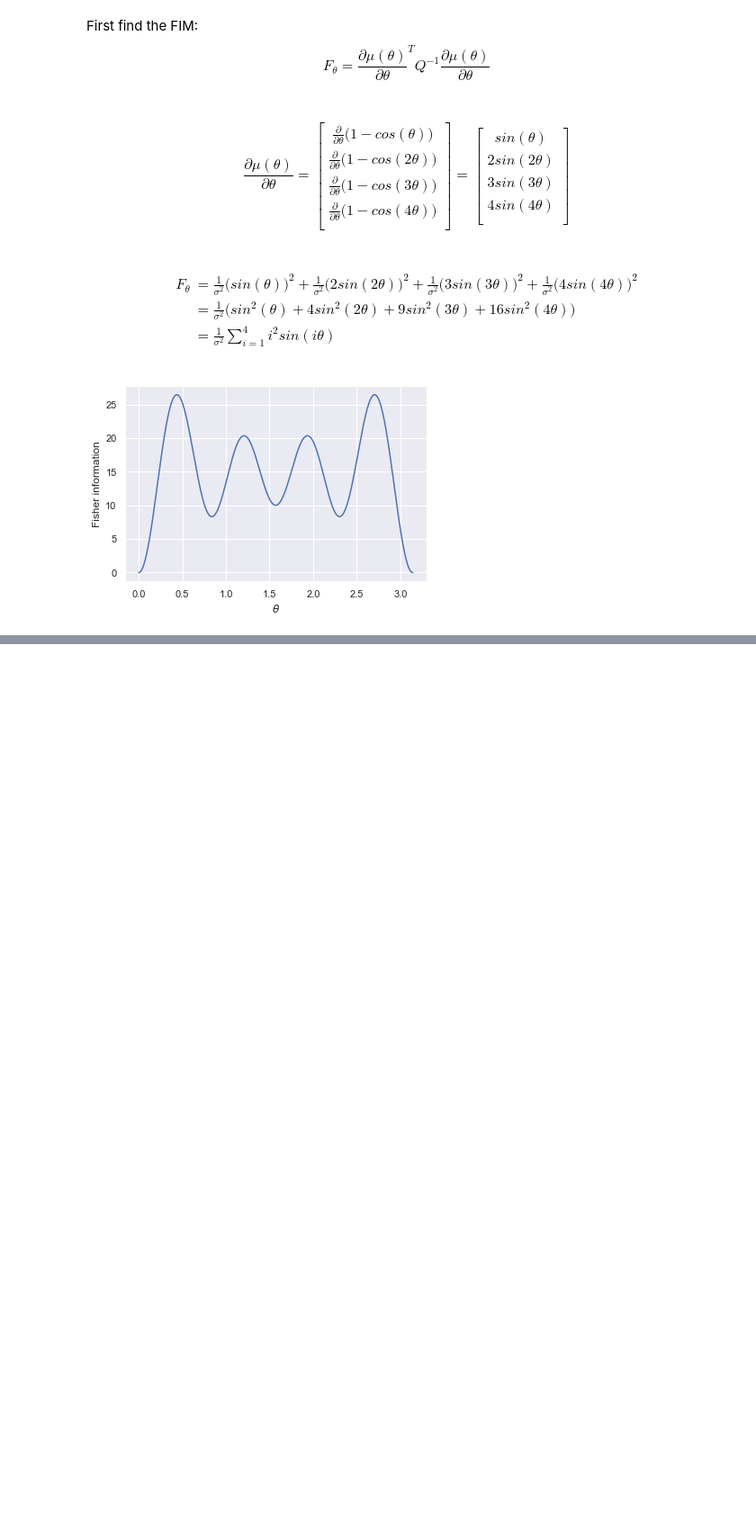
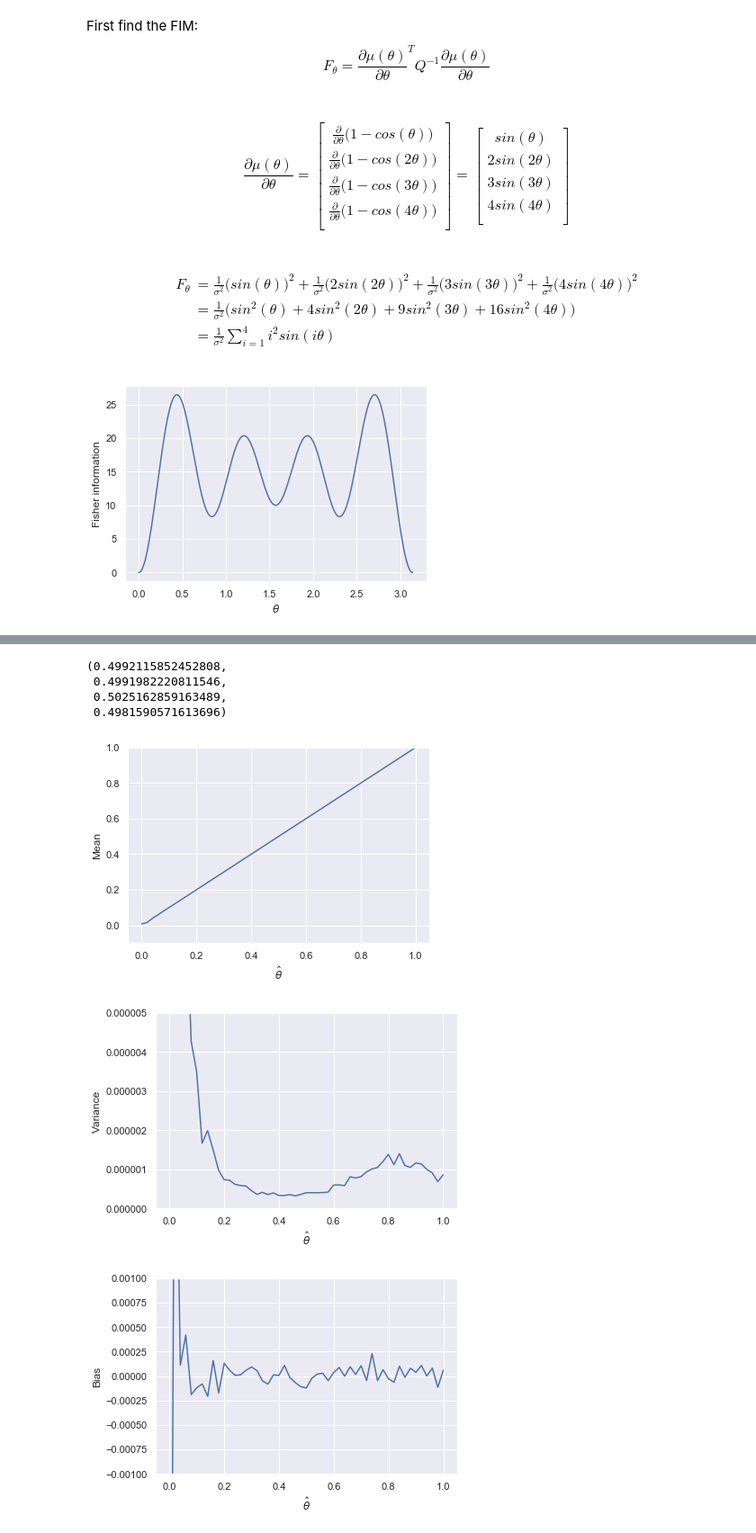
Before and after one commit to kirill5pol/estimation-theory, a Jupyter notebook: Assign3.ipynb, the cells around one changed output, grey strips where cells are left out. Shown at 90% size. Saved outputs shown, nothing was run; the diff lists cells and outputs as text; code cells hidden in the pictures; blank space fills up the shorter version.

```diff
--- a/Assign3.ipynb
+++ b/Assign3.ipynb
@@ -48,0 +132,18 @@ plt.show()
+# %%
+def sample_x(theta, n=1000, sigma_2=0.1):
+    """Same as np.random.multivariate_normal but 2x faster for diagonal covariances"""
+    return np.array([
+        np.random.normal(1 - np.cos(theta), sigma_2, size=n),
+        np.random.normal(1 - np.cos(2*theta), sigma_2, size=n),
+        np.random.normal(1 - np.cos(3*theta), sigma_2, size=n),
+        np.random.normal(1 - np.cos(4*theta), sigma_2, size=n),
+    ])
+
+xs = np.mean(sample_x(0.5), axis=1)
+# Test to make sure they're all be close to 0.5
+np.arccos(1-xs[0]), np.arccos(1-xs[1])/2, np.arccos(1-xs[2])/3, np.arccos(1-xs[3])/4
+# %% [output]
+(0.4992115852452808,
+ 0.4991982220811546,
+ 0.5025162859163489,
+ 0.4981590571613696)
@@ -48,0 +202,33 @@ plt.show()
+# %%
+# Run Monte-Carlo with theta range [0,1]
+thetas = np.linspace(0,1,51)
+
+# Select run values
+theta_hat_0 = 0.5  # intitial theta estimate for scipy least squares function
+n_samples = 1
+sigma_2 = 0.1
+n_mc = 100  # Number of monte-carlo iterations (higher n means more accurate means, vars, & biases)
+bias_fn = bias_fn_part_B
+
+# Initialize a arrays for the mean, variance, and bias
+mus = np.zeros_like(thetas)
+sigmas = np.zeros_like(thetas)
+biases = np.zeros_like(thetas)
+
+for i, theta in enumerate(thetas):
+    mus[i], sigmas[i], biases[i] = estimate_theta_info(theta, theta_hat_0, n_samples, sigma_2, n_mc, bias_fn)
+# %%
+ys = [mus, sigmas, biases]
+ylabels = ['Mean', 'Variance', 'Bias']
+ylims = [(-0.1, 1), (0, 0.000005), (-0.001, 0.001)]
+
+for y, ylabel, ylim in zip(ys, ylabels, ylims):
+    plt.plot(thetas, y)
+    plt.xlabel('$\hat \\theta $')
+    plt.ylabel(ylabel)
+    plt.ylim(ylim)
+    plt.show()
+# %% [output]
+[figure, added]
+[figure, added]
+[figure, added]
```
Also changed, not shown: parts of 12 cells of this notebook.
